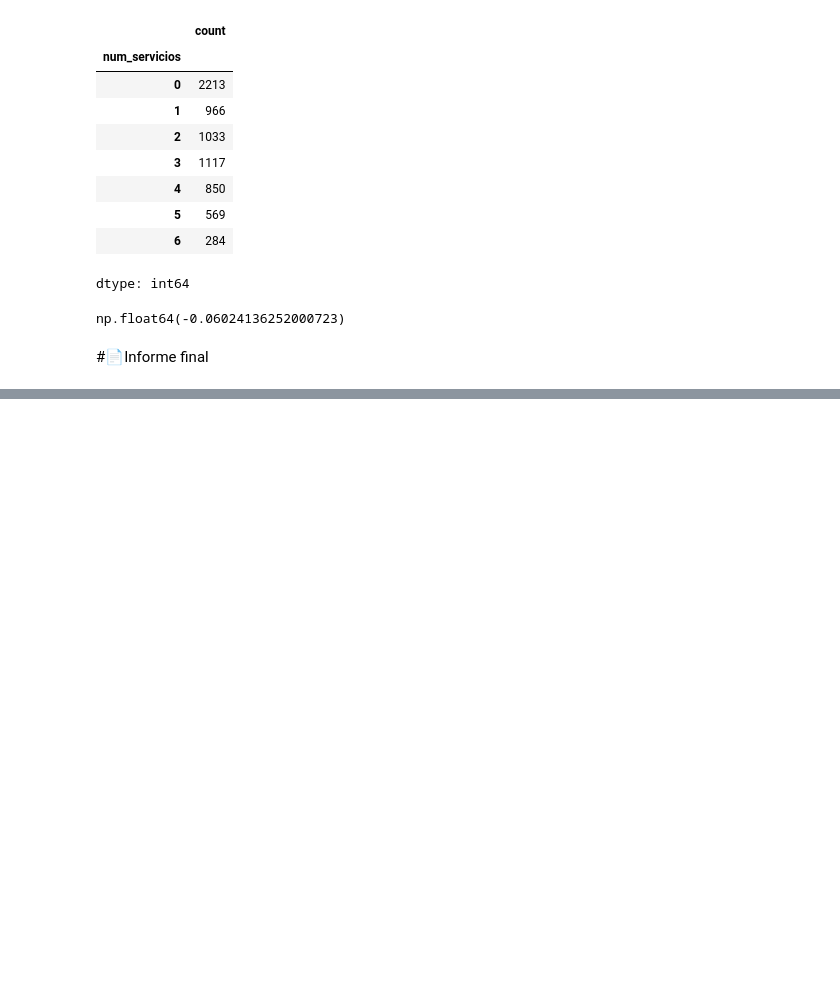
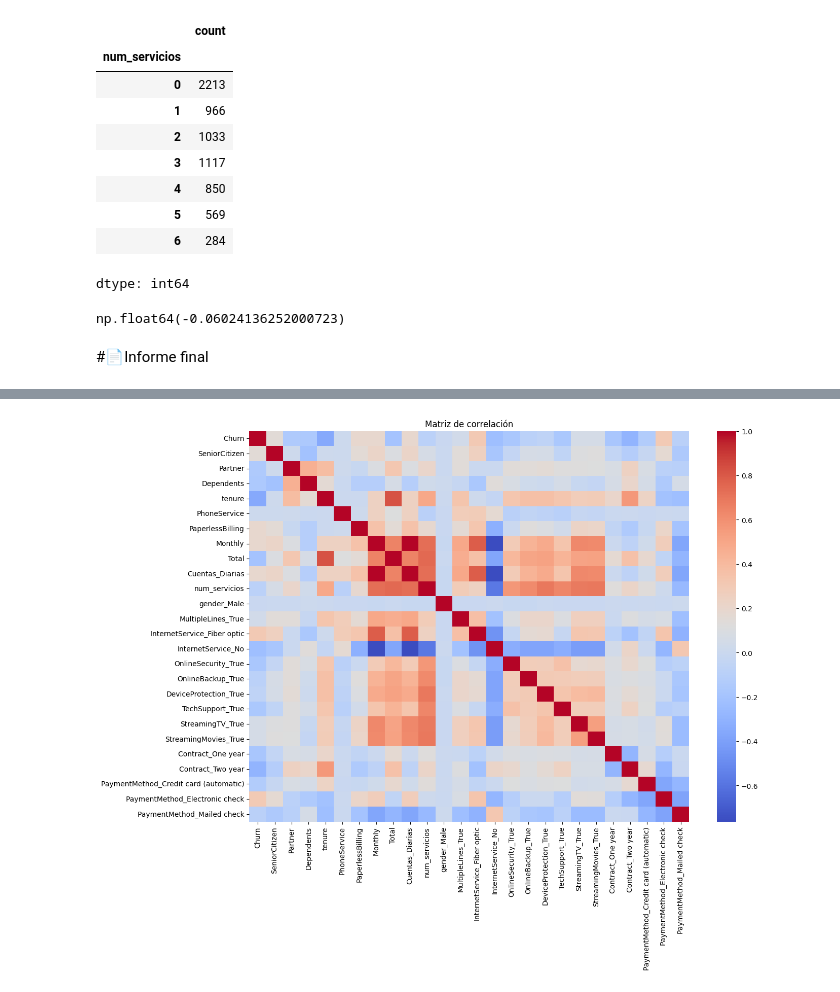
Before and after one commit to SebasOspina-montoya/TelecomX_Latam, a Jupyter notebook: TelecomX_LATAM.ipynb, the cells around one changed output, grey strips where cells are left out. Drawn from its saved outputs; the diff is of its cells as text; code cells hidden in the pictures; blank space fills up the shorter version.

```diff
--- a/TelecomX_LATAM.ipynb
+++ b/TelecomX_LATAM.ipynb
@@ -477,0 +538,9 @@ Estos resultados indican que el churn no depende únicamente del precio, sino ta
+# %%
+df_model_encoded = pd.get_dummies(df_model, drop_first=True)
+
+plt.figure(figsize=(14,10))
+sns.heatmap(df_model_encoded.corr(), cmap="coolwarm")
+plt.title("Matriz de correlación")
+plt.show()
+# %% [output]
+[figure, added]
```
Also changed, not shown: parts of 13 cells of this notebook.
